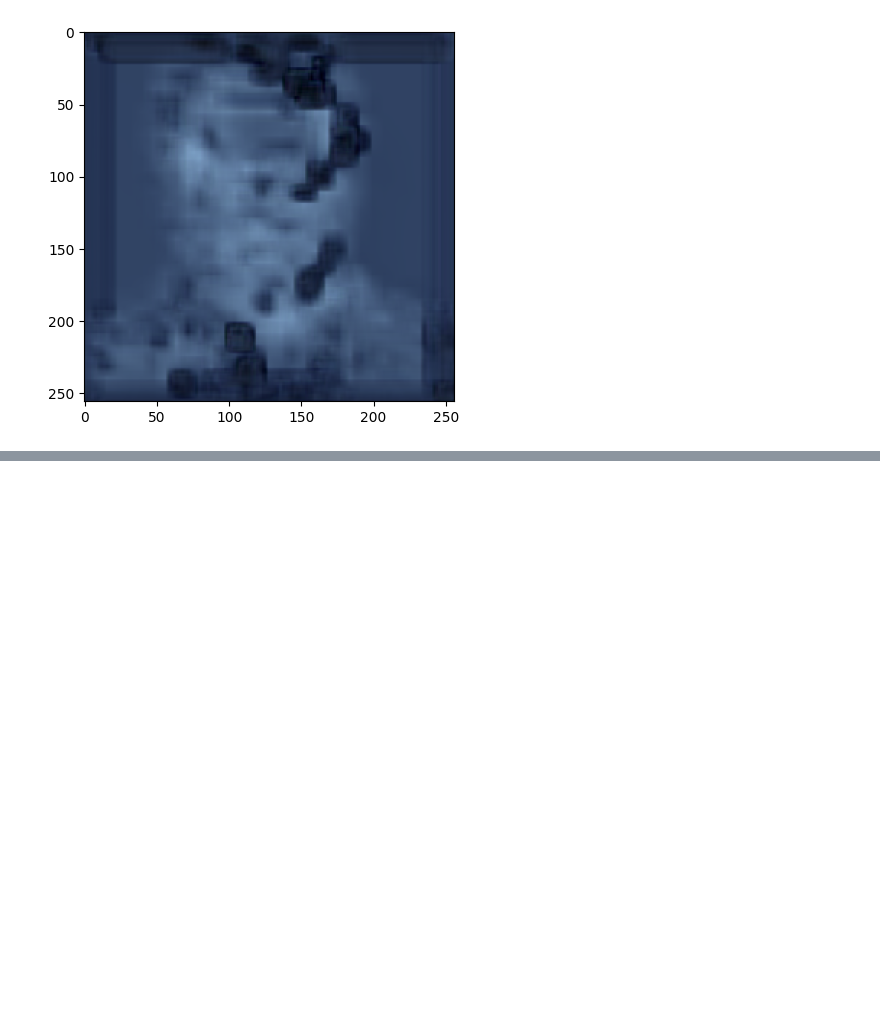
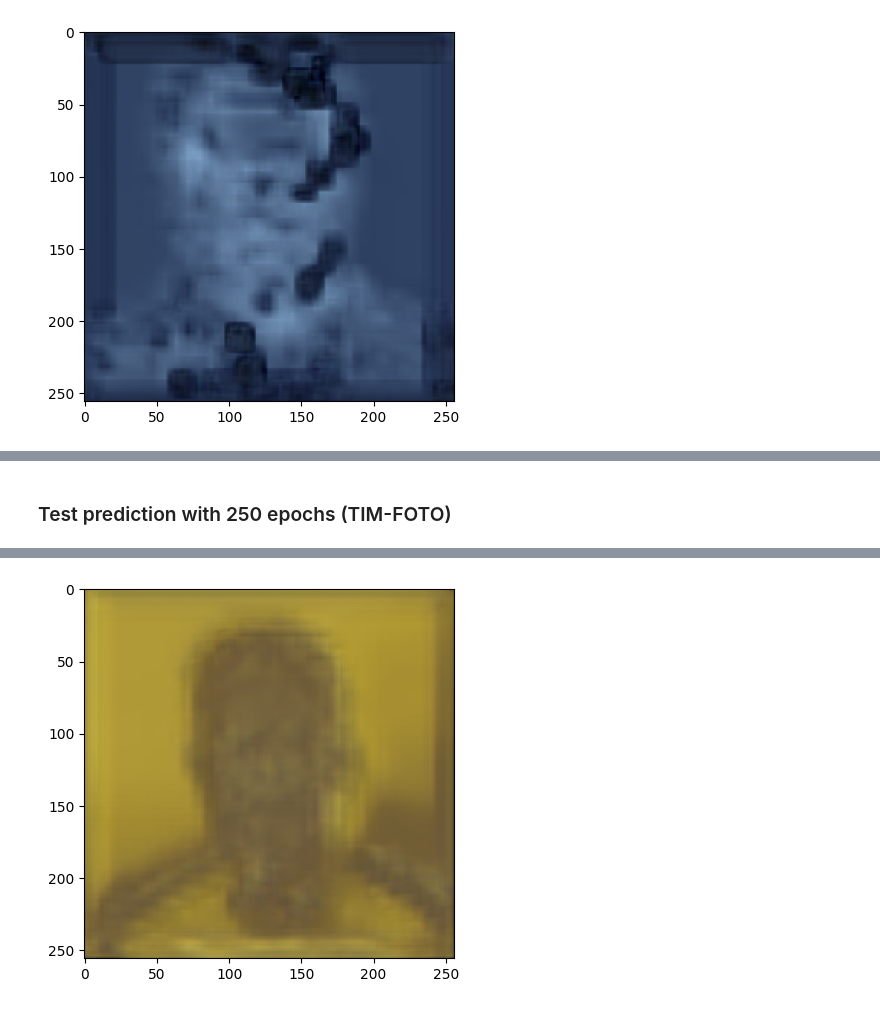
Before and after one commit to Vossbert/AML, a Jupyter notebook: Ex6.AutoEncoder.ipynb, the cells around one changed output, grey strips where cells are left out. Saved outputs shown, nothing was run; the diff lists cells and outputs as text; code cells hidden in the pictures; blank space fills up the shorter version.

```diff
--- a/Ex6.AutoEncoder.ipynb
+++ b/Ex6.AutoEncoder.ipynb
@@ -547,0 +550,13 @@ WARNING:tensorflow:6 out of the last 7 calls to <function TensorFlowTrainer.make
+# %%
+from matplotlib import pyplot as plt
+import numpy as np
+import cv2
+import tensorflow as tf
+from tensorflow.keras.preprocessing.image import img_to_array
+from tensorflow.keras.layers import Conv2D, MaxPooling2D, UpSampling2D
+from tensorflow.keras.models import Sequential
+import os
+from   tqdm import tqdm
+import time
+
+SIZE=256
@@ -547,0 +655,16 @@ WARNING:tensorflow:6 out of the last 7 calls to <function TensorFlowTrainer.make
+# %% [markdown]
+### Test prediction with 250 epochs (TIM-FOTO)
+# %%
+# predict the original image as test image,
+# since it did not belong to the training data.
+# if the domain was really adapted, then the result would look like output_img
+print("output of test image")
+
+# load the model here
+model = tf.keras.models.load_model("domain_adapt_autoenc_epochs.200.keras")
+
+# now predict and see how it adapts to the new domain
+pred = model.predict(test_img_array)
+plt.imshow(pred[0].reshape(SIZE,SIZE,3))
+plt.show()
+# %% [output]
@@ -547,0 +673 @@ WARNING:tensorflow:6 out of the last 7 calls to <function TensorFlowTrainer.make
+[figure, added]
```
Also changed, not shown: parts of 7 cells of this notebook, 3 other files.
